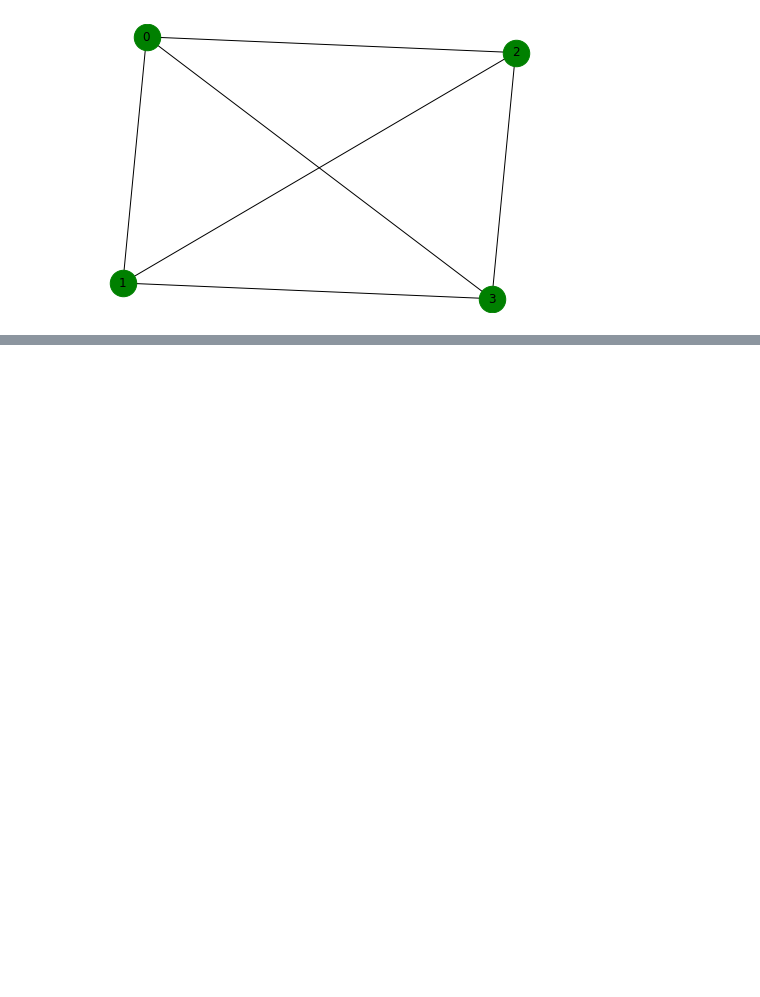
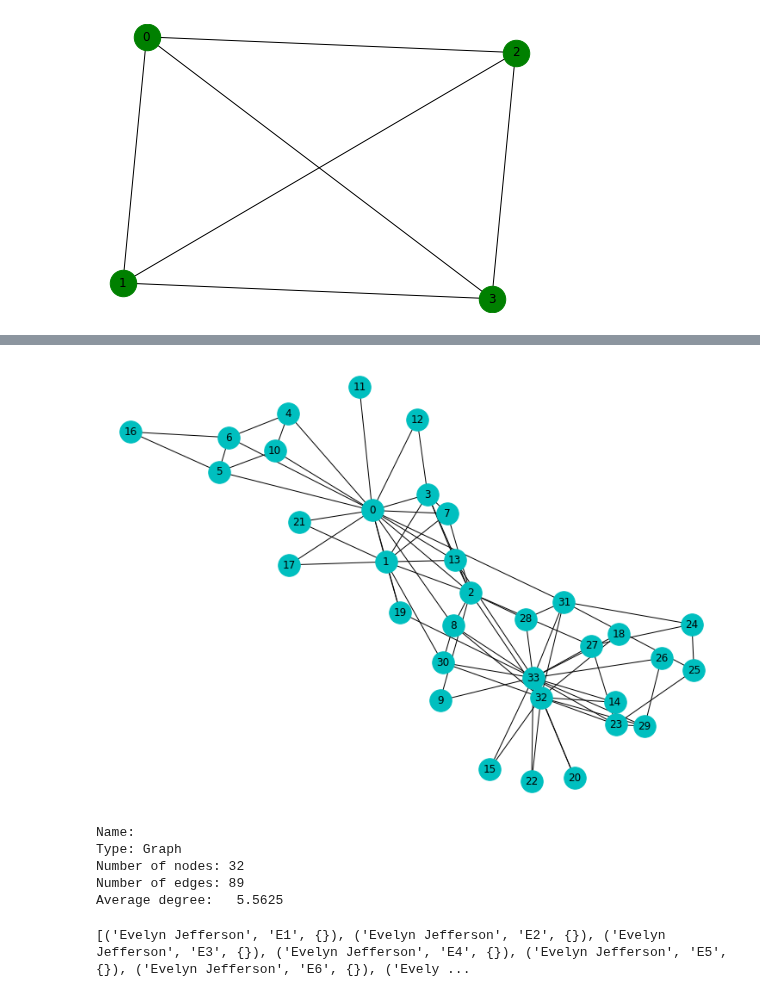
Before and after one commit to JayantGoel001/GraphsAndSocialNetworkAnalytics, a Jupyter notebook: Some Famous Graph.ipynb, the cells around one changed output, grey strips where cells are left out. Saved outputs shown, nothing was run; the diff lists cells and outputs as text; code cells hidden in the pictures; blank space fills up the shorter version.

```diff
--- a/Some Famous Graph.ipynb
+++ b/Some Famous Graph.ipynb
@@ -23,0 +41,18 @@ nx.draw(tt,node_color='green',node_size=700,with_labels=True)
+# %%
+plt.figure(figsize=(10,7))
+dsw = nx.davis_southern_women_graph()
+nx.draw(k,node_color='c',node_size=650,with_labels=True)
+# %% [output]
+[figure, added]
+# %%
+print(nx.info(dsw))
+# %% [output]
+Name:
+Type: Graph
+Number of nodes: 32
+Number of edges: 89
+Average degree:   5.5625
+# %%
+print(dsw.edges(data=True))
+# %% [output]
+[('Evelyn Jefferson', 'E1', {}), ('Evelyn Jefferson', 'E2', {}), ('Evelyn Jefferson', 'E3', {}), ('Evelyn Jefferson', 'E4', {}), ('Evelyn Jefferson', 'E5', {}), ('Evelyn Jefferson', 'E6', {}), ('Evely ...
```
Also changed, not shown: parts of 7 cells of this notebook.
